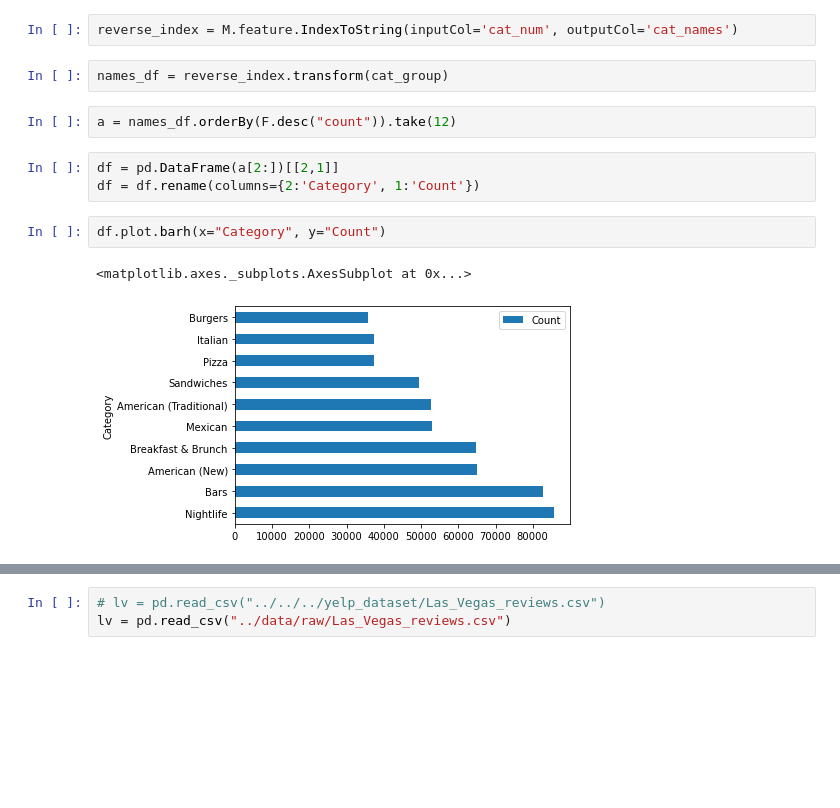
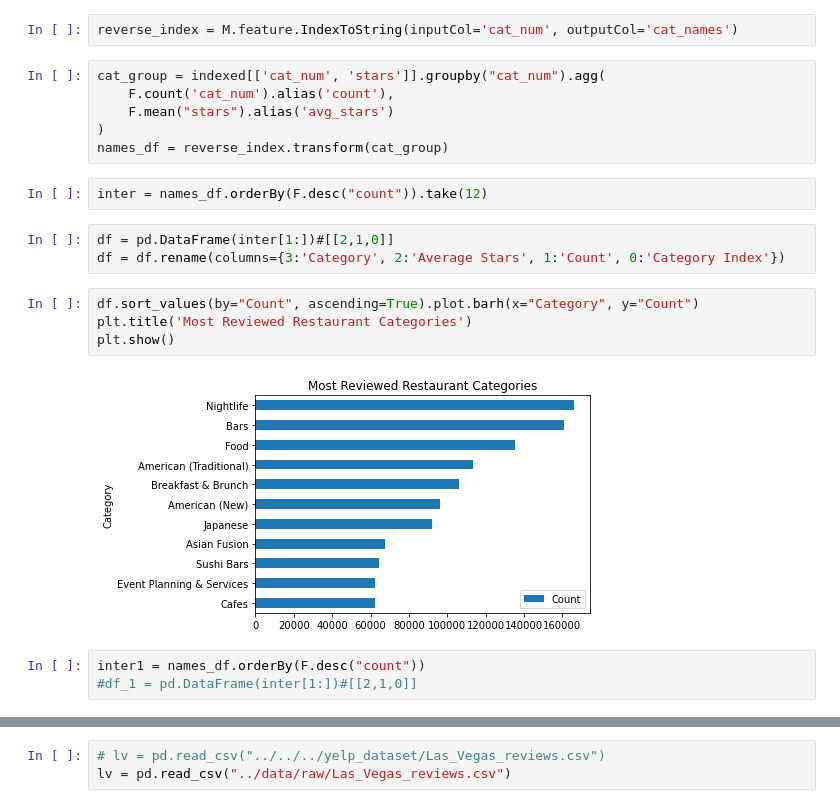
Before and after one commit to Lannnnnnn/LA-Restaurant-recommend, a Jupyter notebook: notebooks/lasvegas_restaurant_eda.ipynb, the cells around one changed output, grey strips where cells are left out. Drawn from its saved outputs; the diff is of its cells as text; blank space fills up the shorter version.

```diff
--- a/notebooks/lasvegas_restaurant_eda.ipynb
+++ b/notebooks/lasvegas_restaurant_eda.ipynb
@@ -44,14 +45,22 @@ cat_group = indexed[['cat_num']].groupby("cat_num").count()
 # %%
 reverse_index = M.feature.IndexToString(inputCol='cat_num', outputCol='cat_names')
-# %%
-names_df = reverse_index.transform(cat_group)
+# %%
+cat_group = indexed[['cat_num', 'stars']].groupby("cat_num").agg(
+    F.count('cat_num').alias('count'),
+    F.mean("stars").alias('avg_stars')
+)
+names_df = reverse_index.transform(cat_group)
 # %%
-a = names_df.orderBy(F.desc("count")).take(12)
+inter = names_df.orderBy(F.desc("count")).take(12)
 # %%
-df = pd.DataFrame(a[2:])[[2,1]]
-df = df.rename(columns={2:'Category', 1:'Count'})
+df = pd.DataFrame(inter[1:])#[[2,1,0]]
+df = df.rename(columns={3:'Category', 2:'Average Stars', 1:'Count', 0:'Category Index'})
 # %%
-df.plot.barh(x="Category", y="Count")
+df.sort_values(by="Count", ascending=True).plot.barh(x="Category", y="Count")
+plt.title('Most Reviewed Restaurant Categories')
+plt.show()
 # %% [output]
-<matplotlib.axes._subplots.AxesSubplot at 0x...>
-[figure, old version]
+[figure, new version]
+# %%
+inter1 = names_df.orderBy(F.desc("count"))
+#df_1 = pd.DataFrame(inter[1:])#[[2,1,0]]
```
Also changed, not shown: parts of 21 cells of this notebook, 1 other file.
